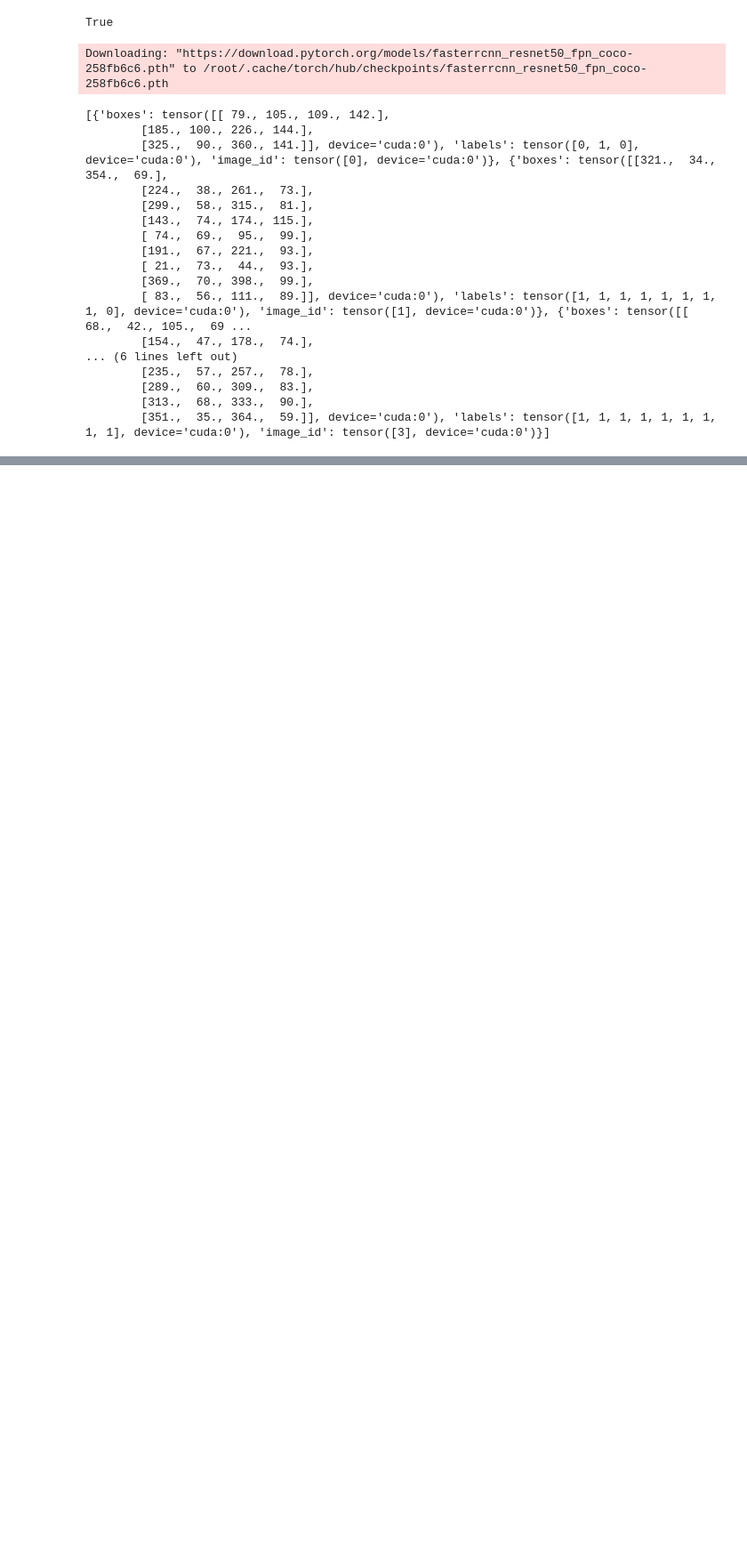
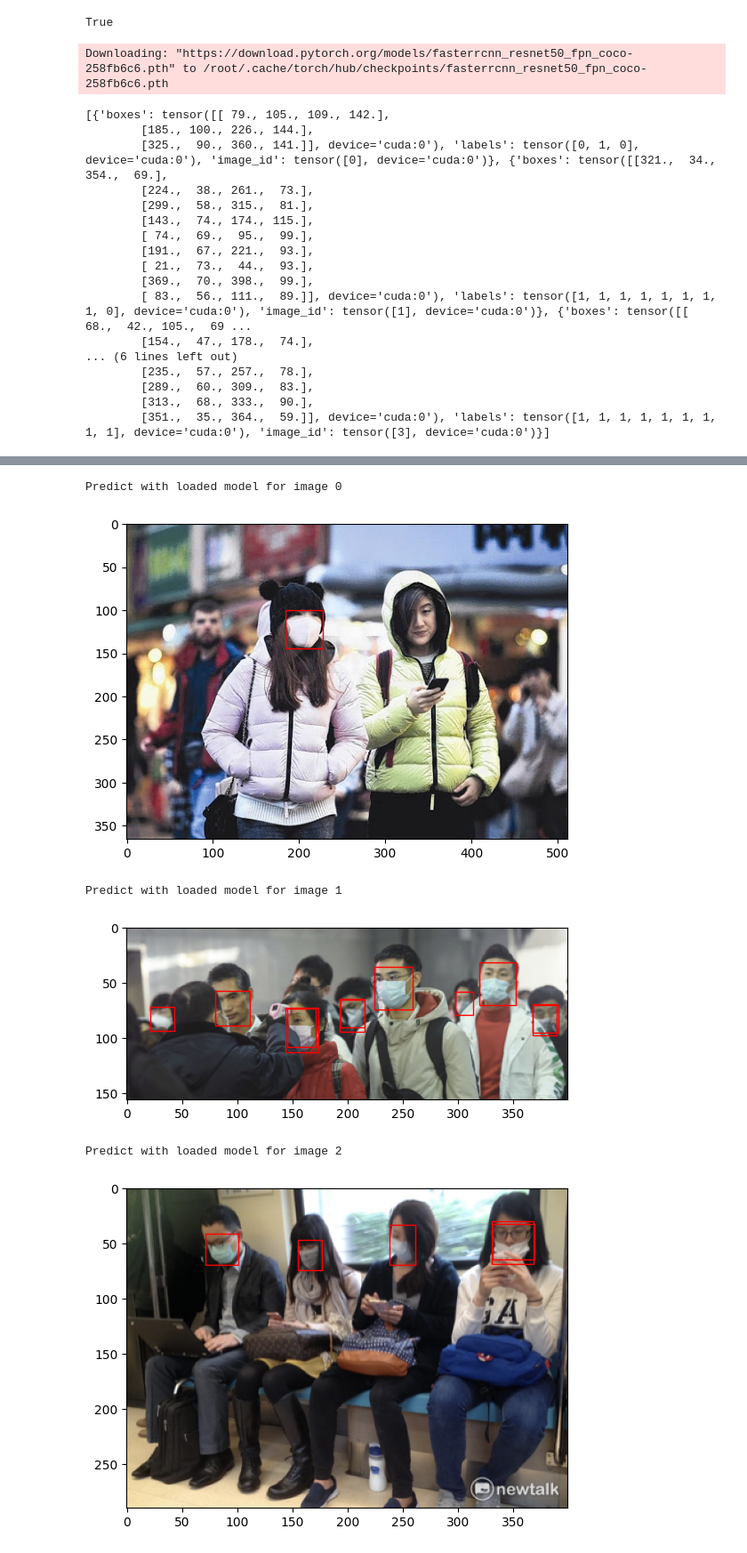
Before and after one commit to seoharu/DATA-AI, a Jupyter notebook: face_mask_detection_faster_R_CNN.ipynb, the cells around one changed output, grey strips where cells are left out. Shown at 89% size. Drawn from its saved outputs; the diff is of its cells as text; code cells hidden in the pictures; blank space fills up the shorter version.

```diff
--- a/face_mask_detection_faster_R_CNN.ipynb
+++ b/face_mask_detection_faster_R_CNN.ipynb
@@ -221,4 +271,5 @@ model2.to(device)
 # %%
 # Load Model
 
-pred2 = model2(imgs)
+with torch.no_grad():
+    pred2 = model2(imgs)
@@ -227,0 +276,22 @@ plot_image(imgs[3], pred2[3])
+# %%
+# print("Predict with loaded model")
+# plot_image(imgs[3], pred2[3])
+# Move both image and prediction tensors to CPU before calling plot_image
+for i in range(len(imgs)):
+    print(f"Predict with loaded model for image {i}")
+
+    # Extract the "boxes" tensor from the pred2 dictionary and move it to CPU
+    pred2_boxes_cpu = {"boxes": pred2[i]["boxes"].cpu().detach()}
+
+    # Move the input image tensor to CPU before plotting
+    img_cpu = imgs[i].cpu()
+
+    # Use detach() to remove gradient information before calling numpy()
+    plot_image(img_cpu, pred2_boxes_cpu)
+# %% [output]
+Predict with loaded model for image 0
+[figure, added]
+Predict with loaded model for image 1
+[figure, added]
+Predict with loaded model for image 2
+[figure, added]
```
Also changed, not shown: parts of 8 cells of this notebook.
